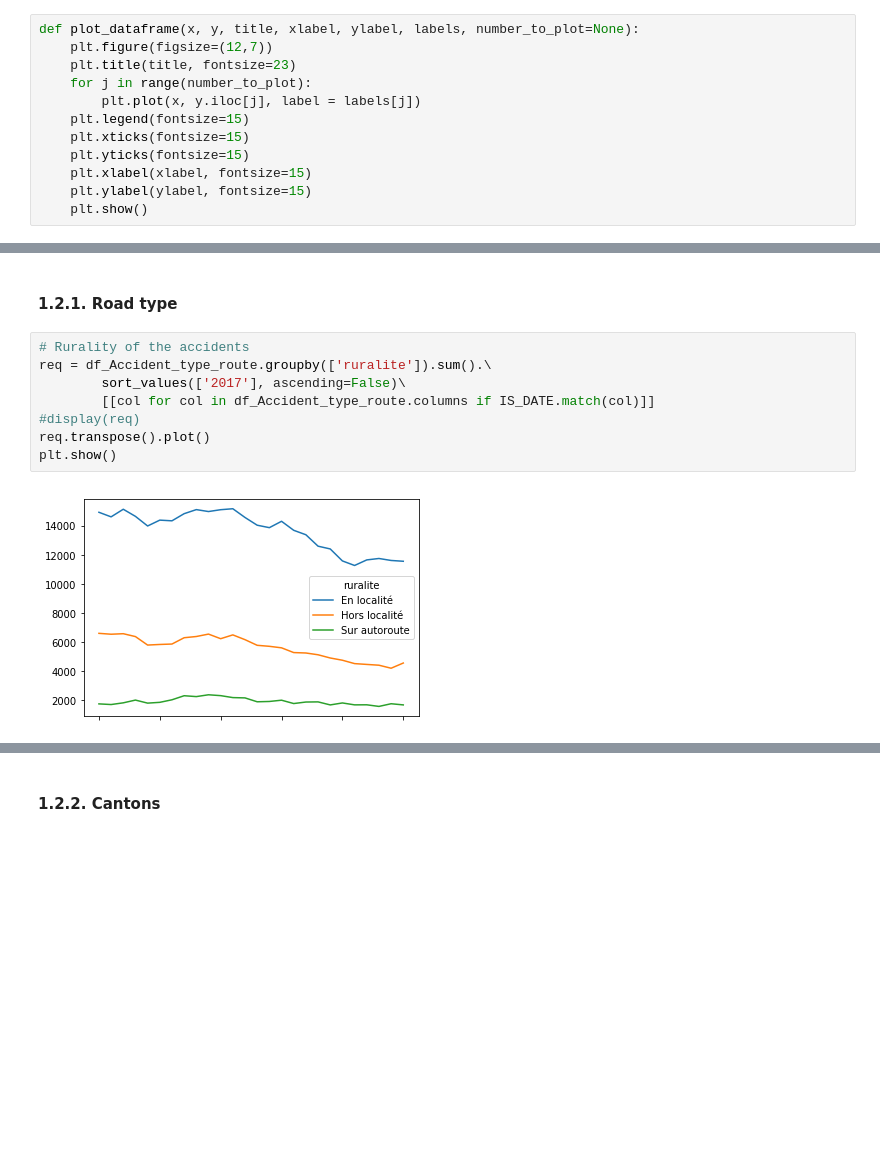
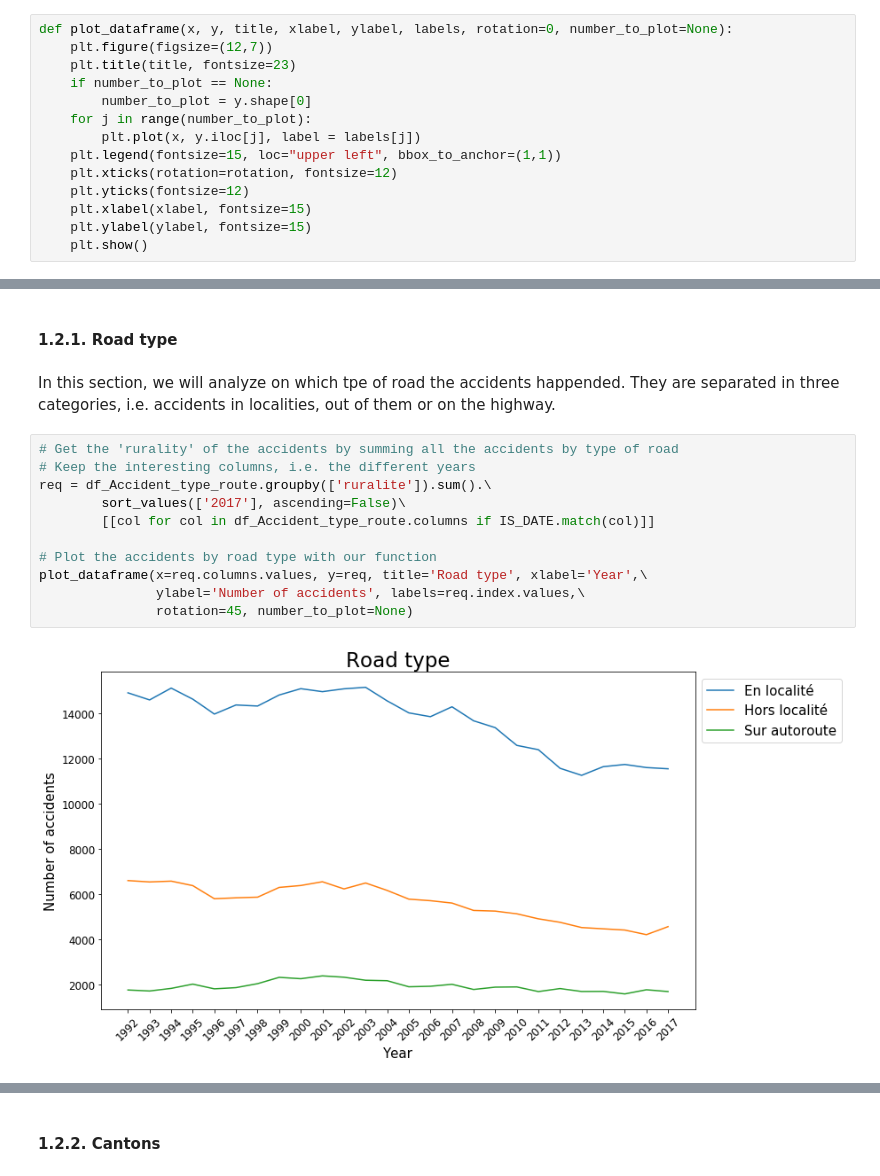
Before and after one commit to epfl-ada-2018/project-pizzafels, a Jupyter notebook: Milestone3 - Complete Analysis.ipynb, the cells around one changed output, grey strips where cells are left out. Saved outputs shown, nothing was run; the diff lists cells and outputs as text; blank space fills up the shorter version.

```diff
--- a/Milestone3 - Complete Analysis.ipynb
+++ b/Milestone3 - Complete Analysis.ipynb
@@ -212,14 +212,16 @@ def getKeysByValue(dictOfElements, valueToFind):
 # %% [markdown]
 #### Function to plot a set of data
 # %%
-def plot_dataframe(x, y, title, xlabel, ylabel, labels, number_to_plot=None):
+def plot_dataframe(x, y, title, xlabel, ylabel, labels, rotation=0, number_to_plot=None):
     plt.figure(figsize=(12,7))
     plt.title(title, fontsize=23)
+    if number_to_plot == None:
+        number_to_plot = y.shape[0]
     for j in range(number_to_plot):
         plt.plot(x, y.iloc[j], label = labels[j])
-    plt.legend(fontsize=15)
-    plt.xticks(fontsize=15)
-    plt.yticks(fontsize=15)
+    plt.legend(fontsize=15, loc="upper left", bbox_to_anchor=(1,1))
+    plt.xticks(rotation=rotation, fontsize=12)
+    plt.yticks(fontsize=12)
     plt.xlabel(xlabel, fontsize=15)
     plt.ylabel(ylabel, fontsize=15)
     plt.show()
@@ -600,13 +576,18 @@ display(df_conducteur_illegal.head(5))
 ### 1.2. Where?
 # %% [markdown]
 #### 1.2.1. Road type
+# %% [markdown]
+In this section, we will analyze on which tpe of road the accidents happended. They are separated in three categories, i.e. accidents in localities, out of them or on the highway.
 # %%
-# Rurality of the accidents
+# Get the 'rurality' of the accidents by summing all the accidents by type of road
+# Keep the interesting columns, i.e. the different years
 req = df_Accident_type_route.groupby(['ruralite']).sum().\
         sort_values(['2017'], ascending=False)\
         [[col for col in df_Accident_type_route.columns if IS_DATE.match(col)]]
-#display(req)
-req.transpose().plot()
-plt.show()
+
+# Plot the accidents by road type with our function
+plot_dataframe(x=req.columns.values, y=req, title='Road type', xlabel='Year',\
+               ylabel='Number of accidents', labels=req.index.values,\
+               rotation=45, number_to_plot=None)
 # %% [output]
-[figure, old version]
+[figure, new version]
```
Also changed, not shown: parts of 44 cells of this notebook, 1 other file.
